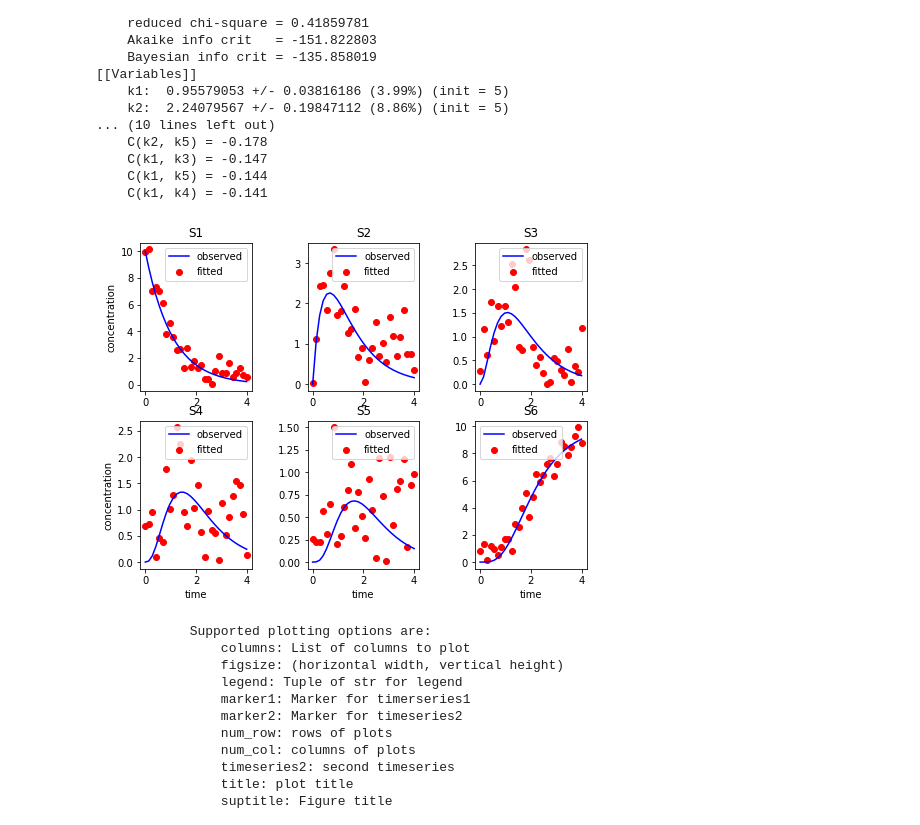
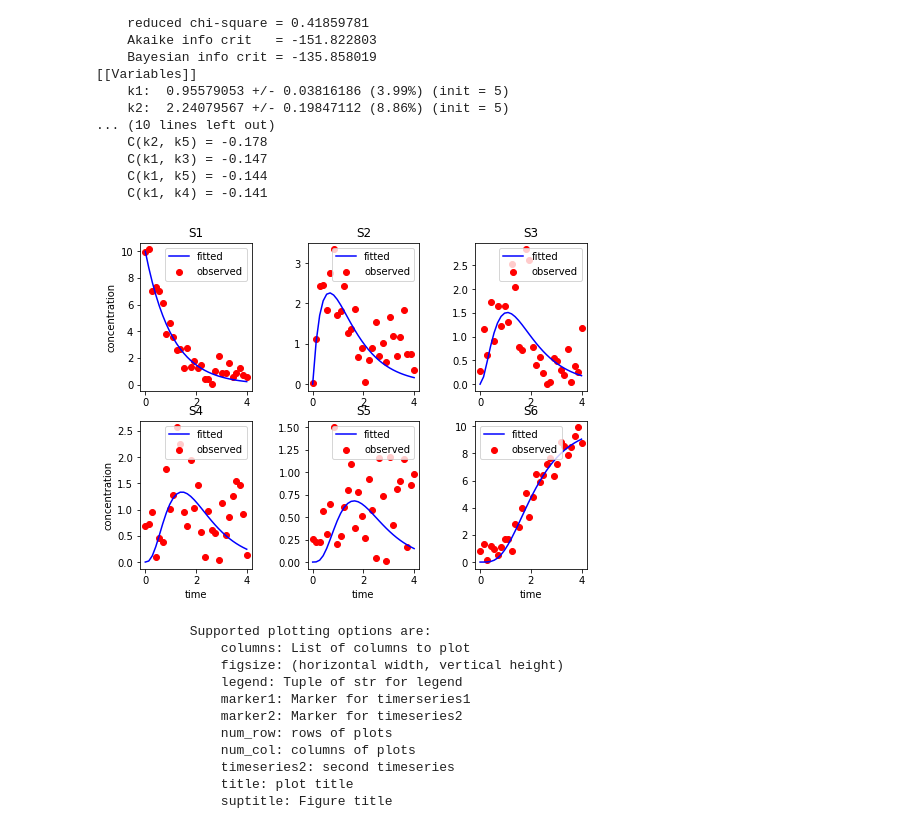
Before and after one commit to sys-bio/teUtils, a Jupyter notebook: teUtils/notebooks/Tutorial on Utilities for Model Fitting.ipynb, the cells around one changed output. Saved outputs shown, nothing was run; the diff lists cells and outputs as text; code cells hidden in the pictures.

```diff
--- a/teUtils/notebooks/Tutorial on Utilities for Model Fitting.ipynb
+++ b/teUtils/notebooks/Tutorial on Utilities for Model Fitting.ipynb
@@ -64,8 +64,8 @@ print(fitter.reportFit())
     C(k1, k4) = -0.141
 # %%
 # Plot the fitl
-fitter.plotFit(num_row=2, num_col=3)
+fitter.plotFitAll(num_row=2, num_col=3)
 # %% [output]
-[figure, old version]
+[figure, new version]
 # %%
 # Look at the plotting options
```
Also changed, not shown: parts of 8 cells of this notebook, 3 other files.
